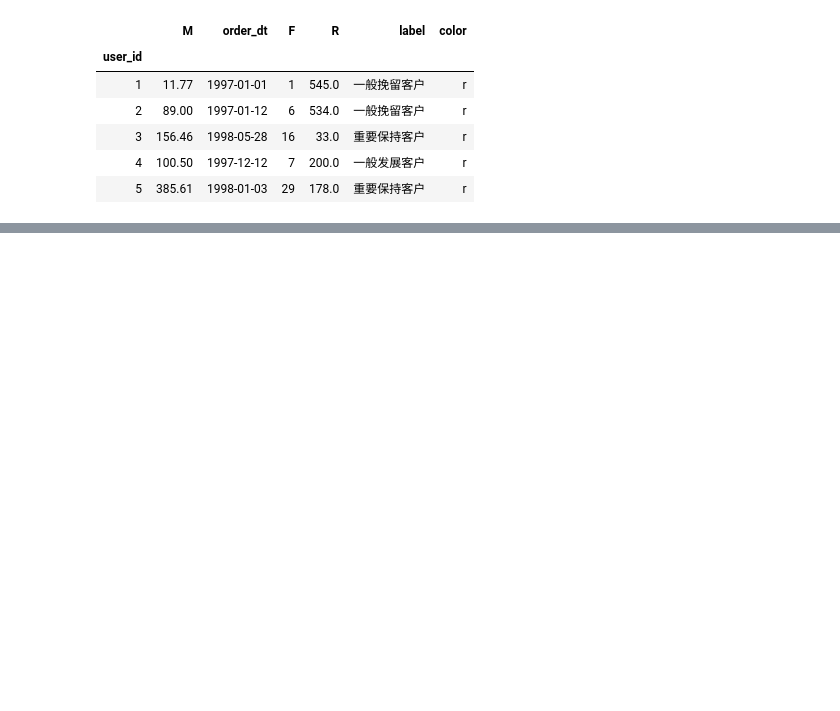
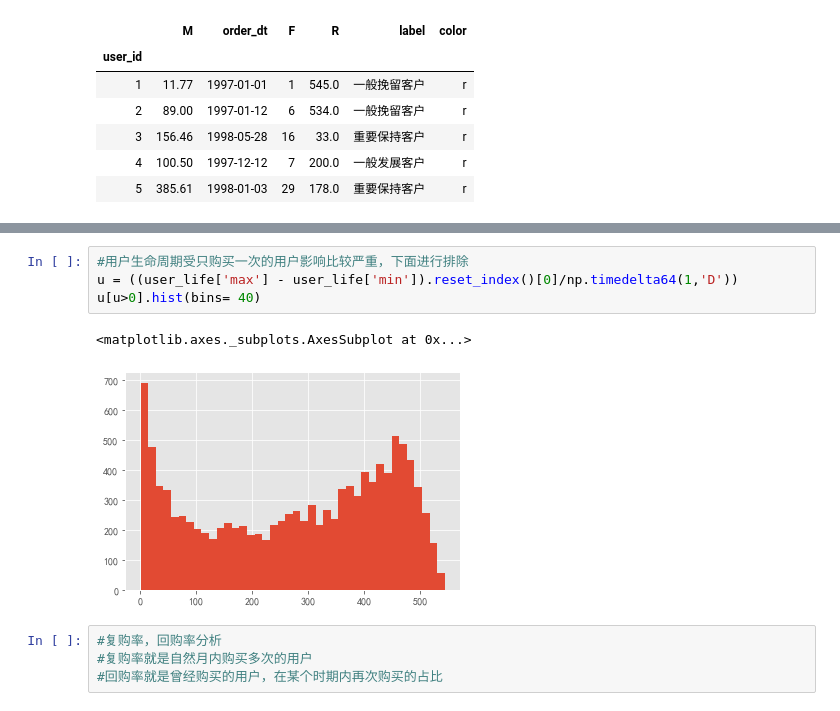
Before and after one commit to Reggielang/data-analysis-skill, a Jupyter notebook: python-练习生成数据报告.ipynb, the cells around one changed output, grey strips where cells are left out. Cells and saved outputs as stored; diff of their text form; blank space fills up the shorter version.

```diff
--- a/python-练习生成数据报告.ipynb
+++ b/python-练习生成数据报告.ipynb
@@ -360,0 +524,11 @@ RFM.head()
+# %%
+#用户生命周期受只购买一次的用户影响比较严重，下面进行排除
+u = ((user_life['max'] - user_life['min']).reset_index()[0]/np.timedelta64(1,'D'))
+u[u>0].hist(bins= 40)
+# %% [output]
+<matplotlib.axes._subplots.AxesSubplot at 0x...>
+[figure, added]
+# %%
+#复购率，回购率分析
+#复购率就是自然月内购买多次的用户
+#回购率就是曾经购买的用户，在某个时期内再次购买的占比
```
Also changed, not shown: parts of 22 cells of this notebook.
